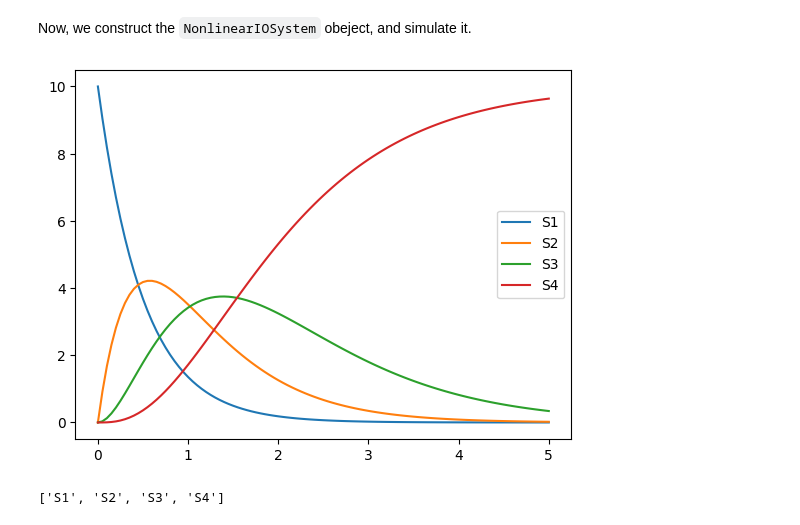
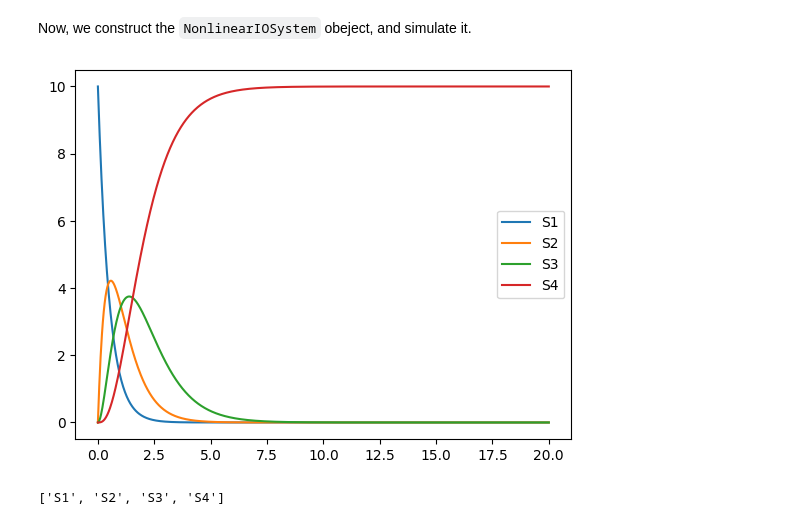
Before and after one commit to joseph-hellerstein/advanced-controls-lectures, a Jupyter notebook: classes/winter_2023/lectures/lecture_05-simulating-system-elements/simulating_system_elements.ipynb, the cells around one changed output. Cells and saved outputs as stored; diff of their text form; code cells hidden in the pictures.

```diff
--- a/classes/winter_2023/lectures/lecture_05-simulating-system-elements/simulating_system_elements.ipynb
+++ b/classes/winter_2023/lectures/lecture_05-simulating-system-elements/simulating_system_elements.ipynb
@@ -88,7 +88,7 @@ print("OK")
 # %% [output]
 OK
 # %%
-def plotSys(sys, times, initial_values=None, forced_input=None, title="", is_plot=True):
+def plotSys(sys, times=None, initial_values=None, forced_input=None, title="", ax=None, is_plot=True):
     """
     Plots the system.
 
@@ -98,15 +98,20 @@ def plotSys(sys, times, initial_values=None, forced_input=None, title="", is_plo
     times: list-float (times for simulation)
     initial_values: list-float
     forced_input: list-float
+    ax: matplotlib.Axes
 
     Returns
     -------
-    np.ndarray, np.ndarray (times, predicted values)
+    np.ndarray, np.ndarray, ax (times, predicted values, plot axis)
     """
+    if times is None:
+        times = np.linspace(0, 5, 100)
     if forced_input is None:
         forced_input = 0
     if initial_values is None:
-        initial_values = np.repeat(0, len(sys.input_labels))
+        initial_values = ctl.makeStateVector(sys)
+    if ax is None:
+        _, ax = plt.subplots(1)
     # Simulate the system
     t, y = control.input_output_response(sys, times, forced_input, initial_values)
     # Plot the response
@@ -115,15 +120,15 @@ def plotSys(sys, times, initial_values=None, forced_input=None, title="", is_plo
         plt.plot(t, y)
     else:
         for idx in range(num_output):
-            plt.plot(t, y[idx])
-    plt.legend(sys.output_labels)
+            ax.plot(t, y[idx])
+    ax.legend(sys.output_labels)
     if not is_plot:
         plt.close()
-    return t, y
+    return t, y, ax
 
 # Tests
 times = T = np.linspace(0, 70, 500)
-times, predictions = plotSys(TEST_SYS, times, is_plot=False)
+times, predictions, _ = plotSys(TEST_SYS, times, is_plot=False)
 assert(len(times) == len(predictions))
 print("OK!")
 # %% [output]
@@ -280,7 +305,7 @@ print("OK!")
 # %% [output]
 OK!
 # %%
-def outfcnPI(_, x_vec, u_vec, __):
+def outfcnPI(time, x_vec, u_vec, __):
     """
     Calculates H and L from the state vector. This is just the value of the state vector.
 
@@ -302,7 +327,7 @@ print("OK!")
 OK!
 # %%
 pi_controller = control.NonlinearIOSystem(
-    updfcnPI, outfcnPI, inputs=('control_error'), outputs="control_input",
+    updfcnPI, outfcnPI, inputs=('measured_output'), outputs="control_input",
     states=1, name='pi_controller')
 # %%
 times = [0.1*n for n in range(51)]
@@ -372,7 +397,7 @@ def updfcnLinear(_, x_vec, u_vec, param_dct):
     s3 = x_vec[2]
     s4 = x_vec[3]
     #
-    ds1 = -k1*s1
+    ds1 = -k1*s1 + u_vec[0]
     ds2 = k1*s1 - k2*s2
     ds3 = k2*s2 - k3*s3
     ds4 = k3*s3
@@ -380,7 +405,7 @@ def updfcnLinear(_, x_vec, u_vec, param_dct):
     return [ds1, ds2, ds3, ds4]
 
 # Tests
-result = updfcnLinear(None, [10, 0, 0, 0], None, {})
+result = updfcnLinear(None, [10, 0, 0, 0], [0], {})
 assert(len(result) == 4)
 assert(np.isclose(result[3], 0))
 print("OK!")
@@ -413,21 +438,21 @@ linear_sys = control.NonlinearIOSystem(
 # %%
 def simulateLinearSys(sys):
     # Simulate the system
     X0 = [10, 0, 0, 0]               # Initial conditions for species concentrations
-    T = np.linspace(0, 5, 101)   # Simulation 70 years of time
+    T = np.linspace(0, 20, 1000)   # Simulation 70 years of time
 
     # Simulate the system
     t, y = control.input_output_response(sys, T, 0, X0)
 
     # Plot the response
     plt.figure(1)
     for idx in range(len(output_names)):
         plt.plot(t, y[idx])
     plt.legend(output_names)
     plt.show(block=False)
 simulateLinearSys(linear_sys)
 # %% [output]
-[figure, old version]
+[figure, new version]
 # %%
 output_names
 # %% [output]
```
Also changed, not shown: parts of 6 cells of this notebook, 2 other files.
